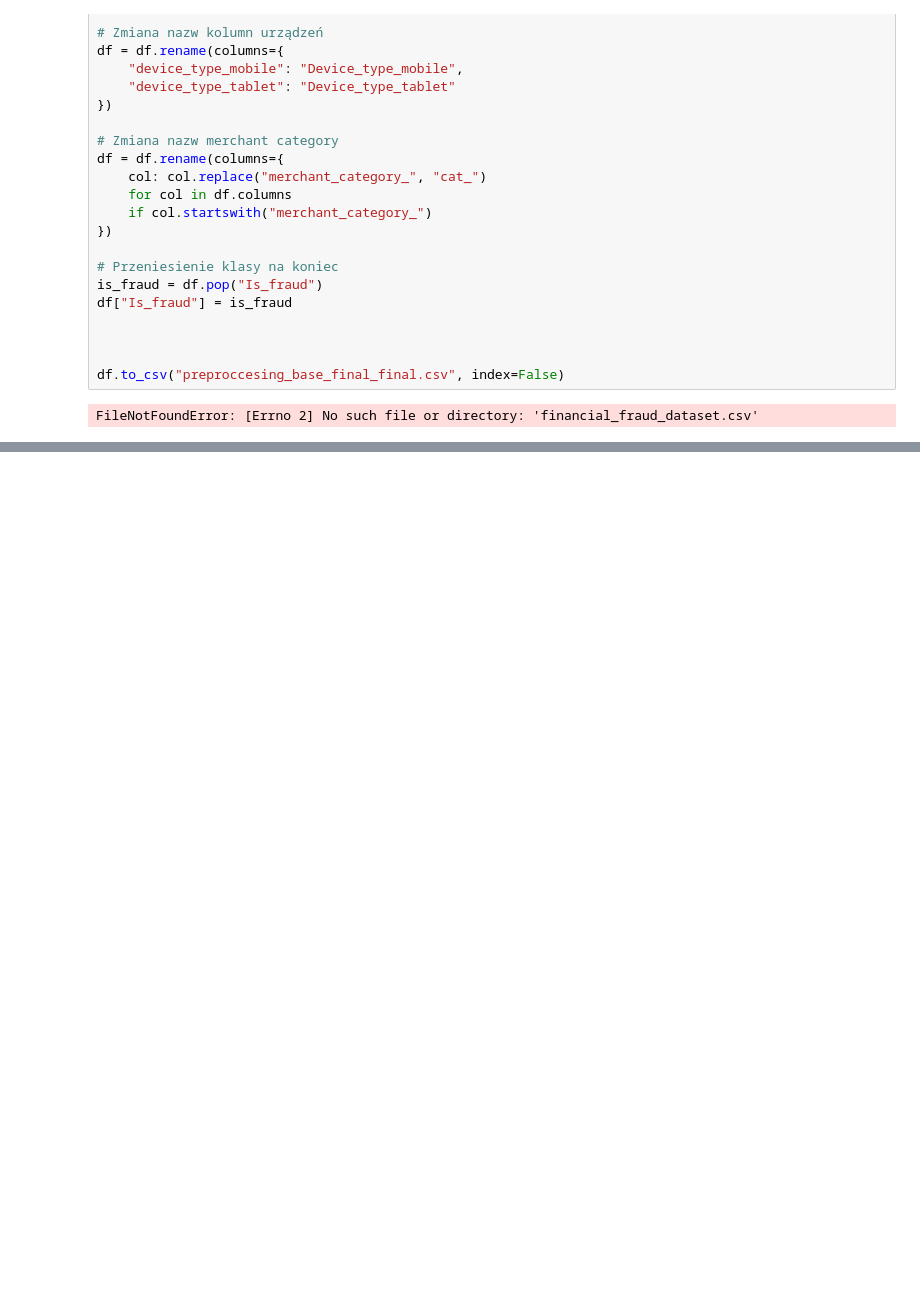
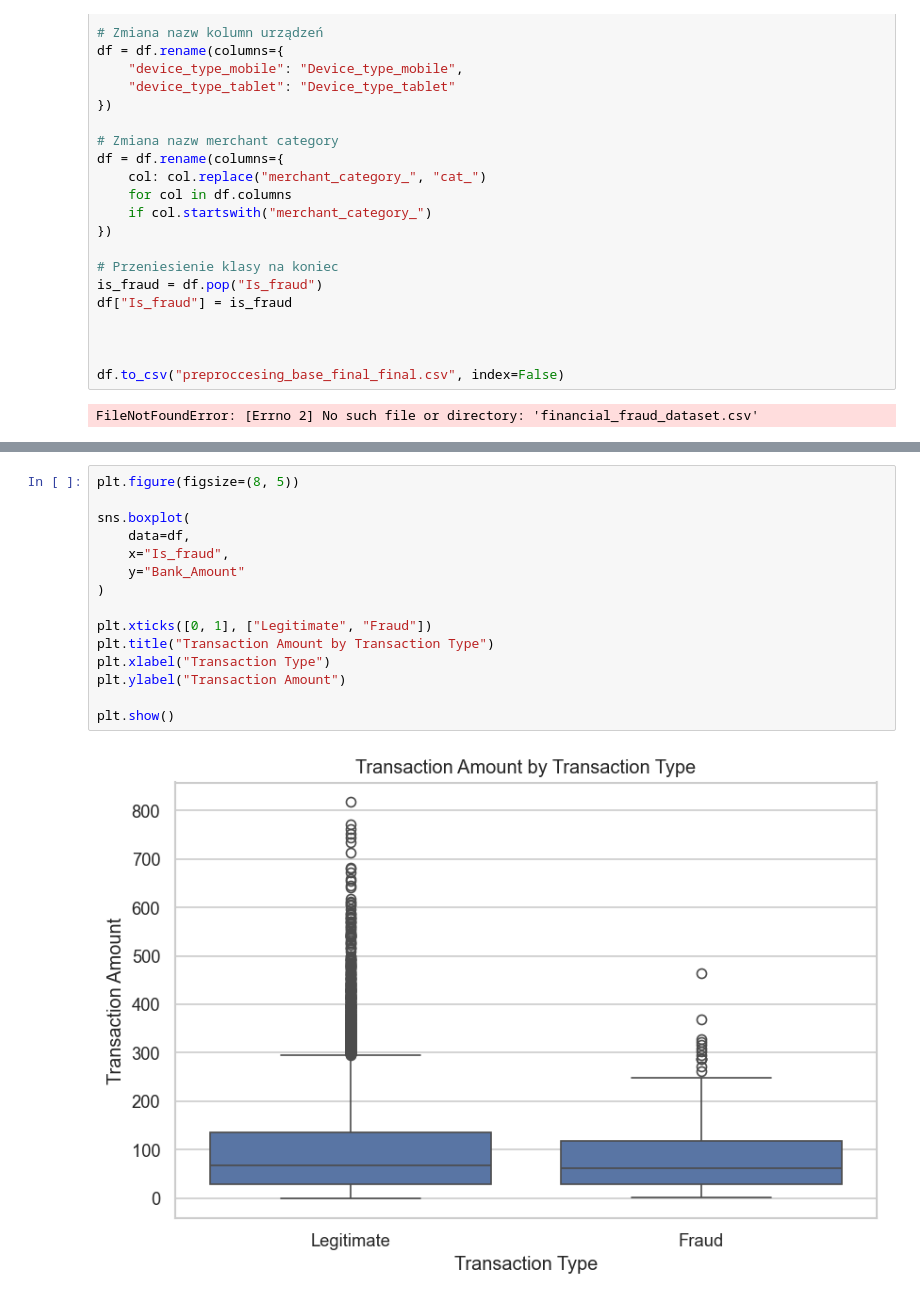
Before and after one commit to infoshareacademy/jdszr24-grupa-3, a Jupyter notebook: Fin_Brains_Notebook_1 (1).ipynb, the cells around one changed output, grey strips where cells are left out. Saved outputs shown, nothing was run; the diff lists cells and outputs as text; blank space fills up the shorter version.

```diff
--- a/Fin_Brains_Notebook_1 (1).ipynb
+++ b/Fin_Brains_Notebook_1 (1).ipynb
@@ -128,0 +365,17 @@ FileNotFoundError: [Errno 2] No such file or directory: 'financial_fraud_dataset
+# %%
+plt.figure(figsize=(8, 5))
+
+sns.boxplot(
+    data=df,
+    x="Is_fraud",
+    y="Bank_Amount"
+)
+
+plt.xticks([0, 1], ["Legitimate", "Fraud"])
+plt.title("Transaction Amount by Transaction Type")
+plt.xlabel("Transaction Type")
+plt.ylabel("Transaction Amount")
+
+plt.show()
+# %% [output]
+[figure, added]
```
Also changed, not shown: parts of 62 cells of this notebook.
